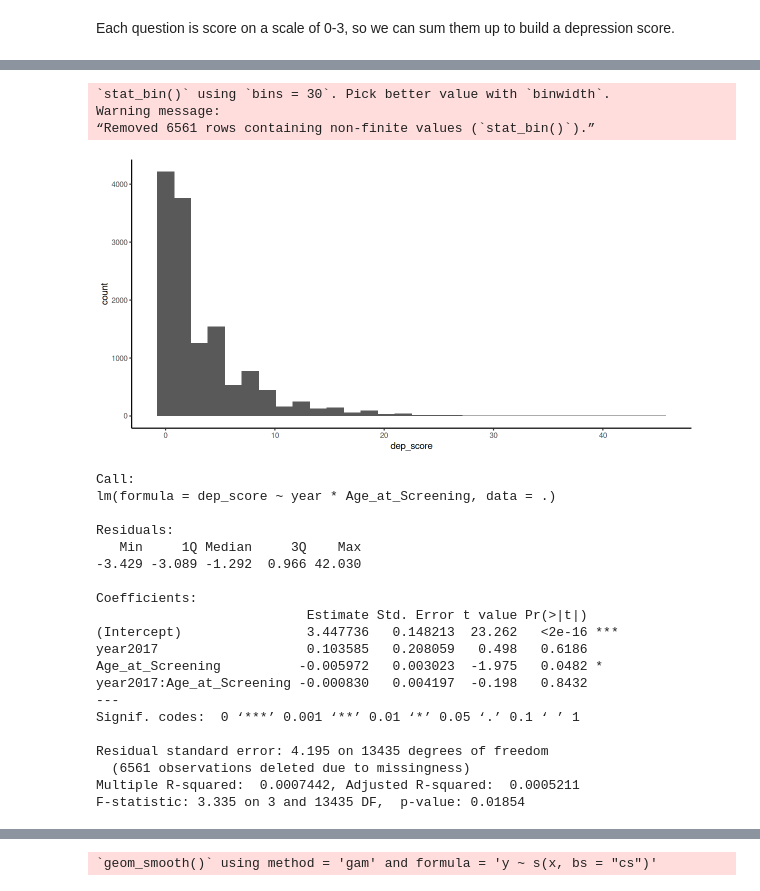
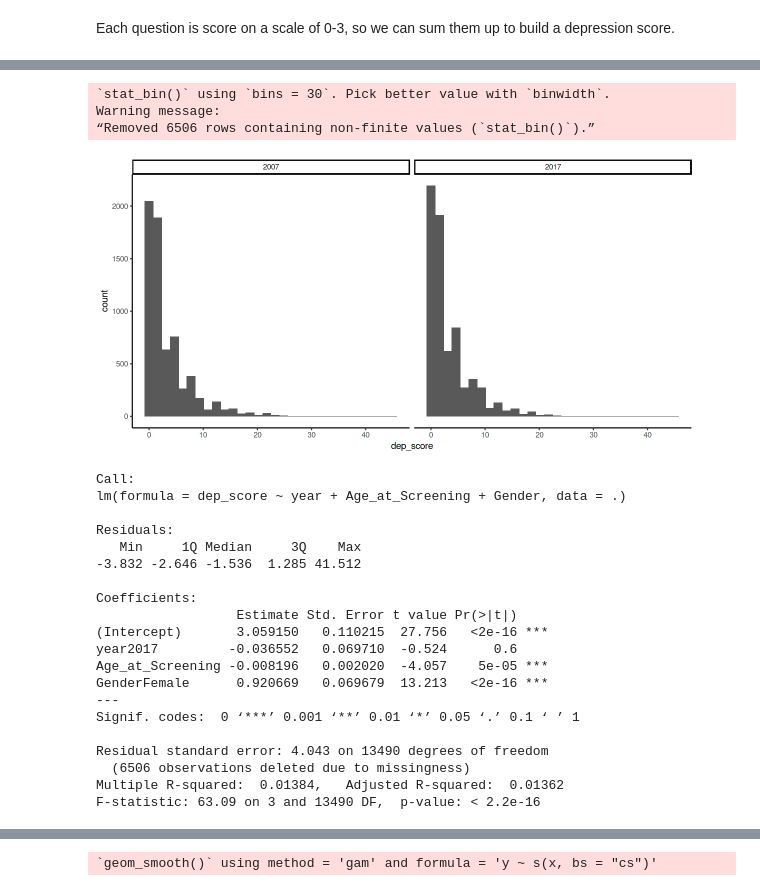
Before and after one commit to terhorst/stats504, a Jupyter notebook: lectures/week7/slides.ipynb, the cells around one changed output, grey strips where cells are left out. Cells and saved outputs as stored; diff of their text form; code cells hidden in the pictures.

```diff
--- a/lectures/week7/slides.ipynb
+++ b/lectures/week7/slides.ipynb
@@ -211,33 +318,33 @@ nhanes_wt_df %>%
 # %%
-nhanes_depscore %>% ggplot + geom_histogram(aes(x = dep_score))
+nhanes_depscore %>% ggplot + geom_histogram(aes(x = dep_score)) + facet_grid(~ year)
 # %% [output]
 `stat_bin()` using `bins = 30`. Pick better value with `binwidth`.
 Warning message:
-“Removed 6561 rows containing non-finite values (`stat_bin()`).”
+“Removed 6506 rows containing non-finite values (`stat_bin()`).”
-[figure, old version]
+[figure, new version]
 # %%
-nhanes_depscore %>% lm(dep_score ~ year * Age_at_Screening, data = .) %>% summary
+nhanes_depscore %>% lm(dep_score ~ year + Age_at_Screening + Gender, data = .) %>% summary
 # %% [output]
 Call:
-lm(formula = dep_score ~ year * Age_at_Screening, data = .)
+lm(formula = dep_score ~ year + Age_at_Screening + Gender, data = .)
 
 Residuals:
    Min     1Q Median     3Q    Max
--3.429 -3.089 -1.292  0.966 42.030
+-3.832 -2.646 -1.536  1.285 41.512
 
 Coefficients:
-                           Estimate Std. Error t value Pr(>|t|)
-(Intercept)                3.447736   0.148213  23.262   <2e-16 ***
-year2017                   0.103585   0.208059   0.498   0.6186
-Age_at_Screening          -0.005972   0.003023  -1.975   0.0482 *
-year2017:Age_at_Screening -0.000830   0.004197  -0.198   0.8432
+                  Estimate Std. Error t value Pr(>|t|)
+(Intercept)       3.059150   0.110215  27.756   <2e-16 ***
+year2017         -0.036552   0.069710  -0.524      0.6
+Age_at_Screening -0.008196   0.002020  -4.057    5e-05 ***
+GenderFemale      0.920669   0.069679  13.213   <2e-16 ***
 ---
 Signif. codes:  0 ‘***’ 0.001 ‘**’ 0.01 ‘*’ 0.05 ‘.’ 0.1 ‘ ’ 1
 
-Residual standard error: 4.195 on 13435 degrees of freedom
-  (6561 observations deleted due to missingness)
-Multiple R-squared:  0.0007442, Adjusted R-squared:  0.0005211
-F-statistic: 3.335 on 3 and 13435 DF,  p-value: 0.01854
+Residual standard error: 4.043 on 13490 degrees of freedom
+  (6506 observations deleted due to missingness)
+Multiple R-squared:  0.01384,   Adjusted R-squared:  0.01362
+F-statistic: 63.09 on 3 and 13490 DF,  p-value: < 2.2e-16
 # %%
 nhanes_depscore %>% drop_na(dep_score, Age_in_Months_at_Screening) %>%
     mutate(age_q = factor(ntile(Age_in_Months_at_Screening, 10))) %>%
```
Also changed, not shown: parts of 94 cells of this notebook.
